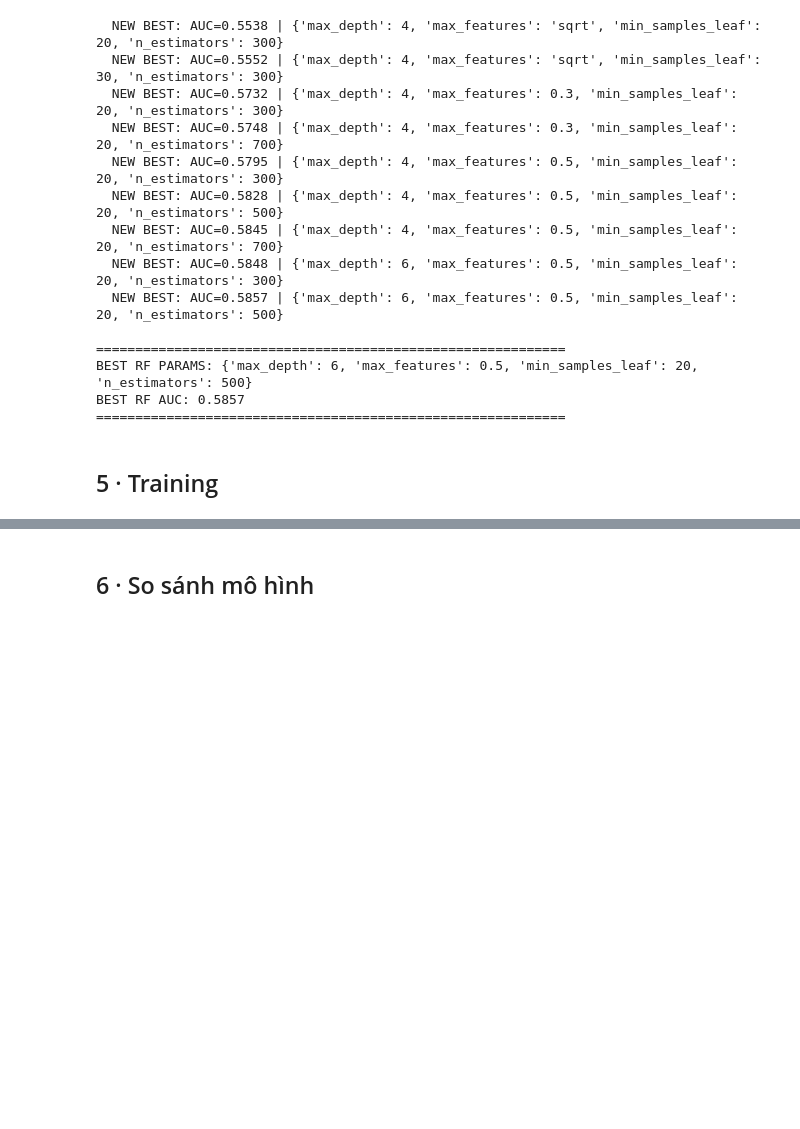
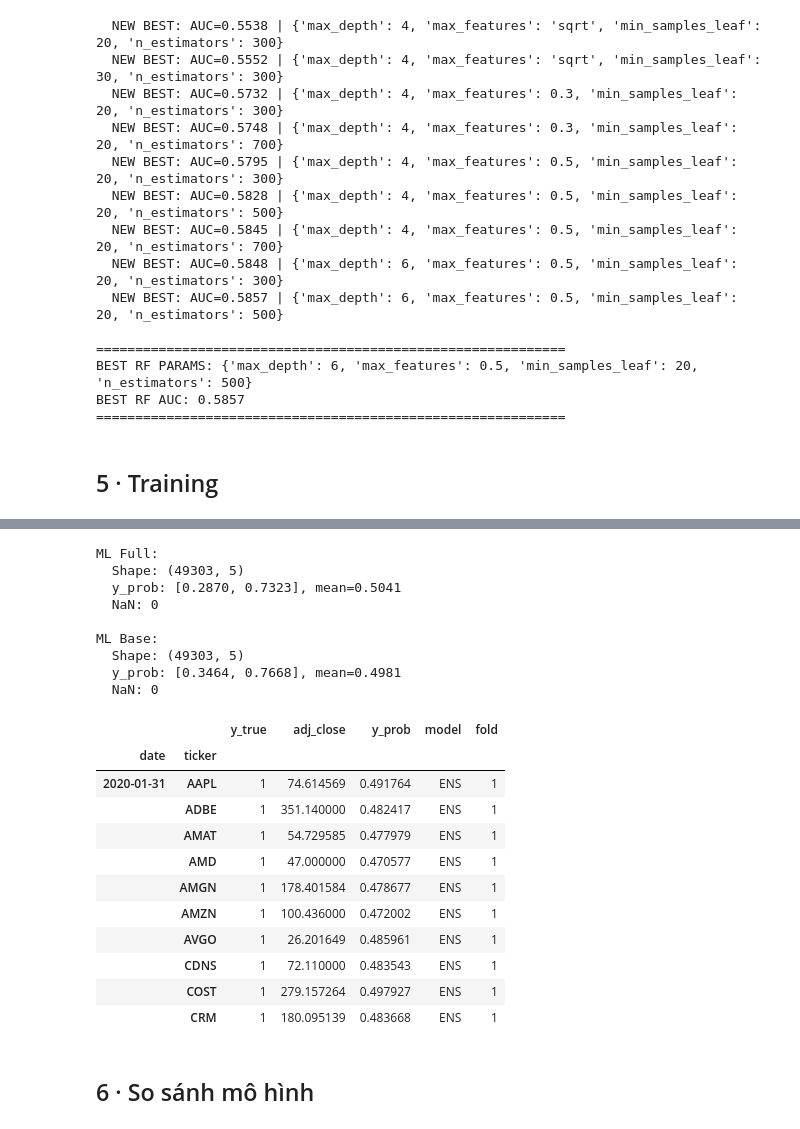
Before and after one commit to hiepdt0106/ML_Trading_Strategy_Nasdaq100, a Jupyter notebook: notebooks/04_models.ipynb, the cells around one changed output, grey strips where cells are left out. Saved outputs shown, nothing was run; the diff lists cells and outputs as text; code cells hidden in the pictures; blank space fills up the shorter version.

```diff
--- a/notebooks/04_models.ipynb
+++ b/notebooks/04_models.ipynb
@@ -303,3 +303,35 @@ Ensemble Base: 50,720 predictions
+# %%
+# ── Kiểm tra ensemble predictions ──
+for name, ens_df in [("ML Full", pred_ens_full), ("ML Base", pred_ens_base)]:
+    print(f"{name}:")
+    print(f"  Shape: {ens_df.shape}")
+    print(f"  y_prob: [{ens_df['y_prob'].min():.4f}, {ens_df['y_prob'].max():.4f}], mean={ens_df['y_prob'].mean():.4f}")
+    print(f"  NaN: {ens_df['y_prob'].isna().sum()}")
+    print()
+
+pred_ens_full.head(10)
+# %% [output]
+ML Full:
+  Shape: (49303, 5)
+  y_prob: [0.2870, 0.7323], mean=0.5041
+  NaN: 0
+
+ML Base:
+  Shape: (49303, 5)
+  y_prob: [0.3464, 0.7668], mean=0.4981
+  NaN: 0
+|  |  | y_true | adj_close | y_prob | model | fold |
+| date | ticker |  |  |  |  |  |
+| 2020-01-31 | AAPL | 1 | 74.614569 | 0.491764 | ENS | 1 |
+|  | ADBE | 1 | 351.140000 | 0.482417 | ENS | 1 |
+|  | AMAT | 1 | 54.729585 | 0.477979 | ENS | 1 |
+|  | AMD | 1 | 47.000000 | 0.470577 | ENS | 1 |
+|  | AMGN | 1 | 178.401584 | 0.478677 | ENS | 1 |
+|  | AMZN | 1 | 100.436000 | 0.472002 | ENS | 1 |
+|  | AVGO | 1 | 26.201649 | 0.485961 | ENS | 1 |
+|  | CDNS | 1 | 72.110000 | 0.483543 | ENS | 1 |
+|  | COST | 1 | 279.157264 | 0.497927 | ENS | 1 |
+|  | CRM | 1 | 180.095139 | 0.483668 | ENS | 1 |
 # %% [markdown]
 ## 6 · So sánh mô hình
 # %%
```
Also changed, not shown: parts of 14 cells of this notebook, 29 other files.
